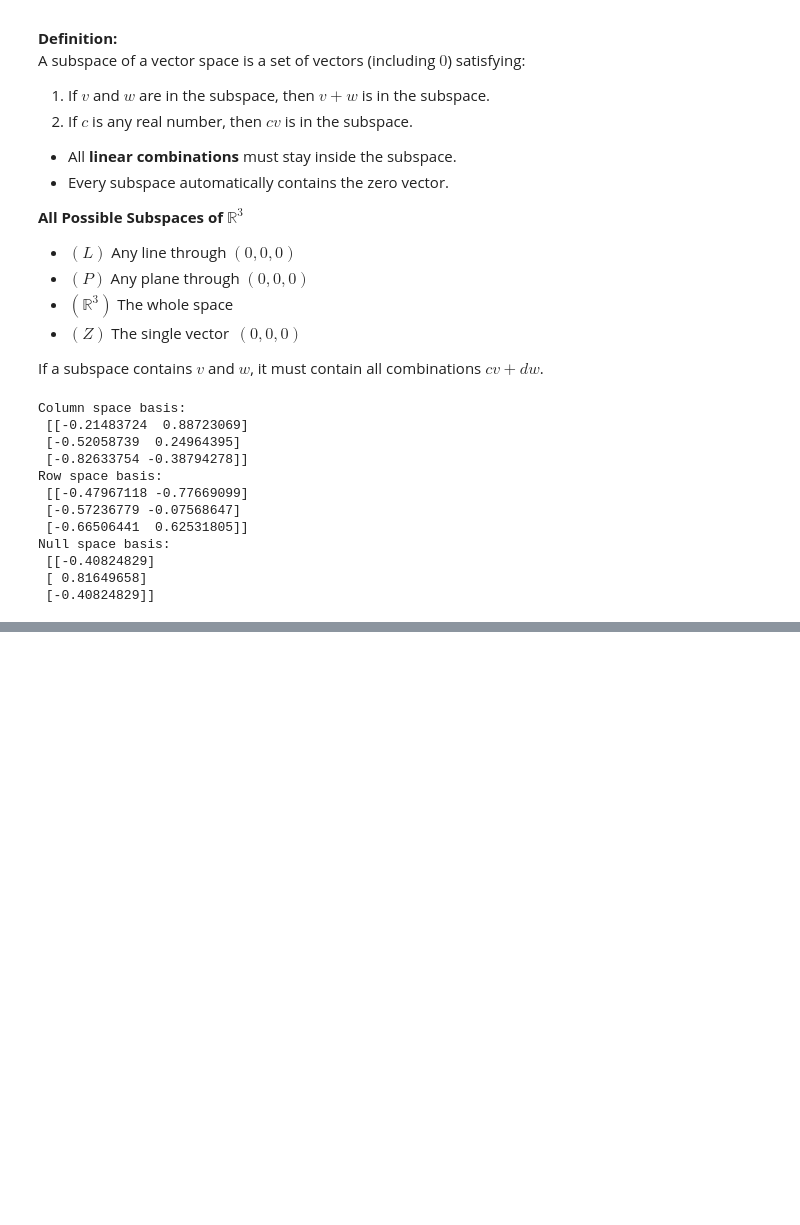
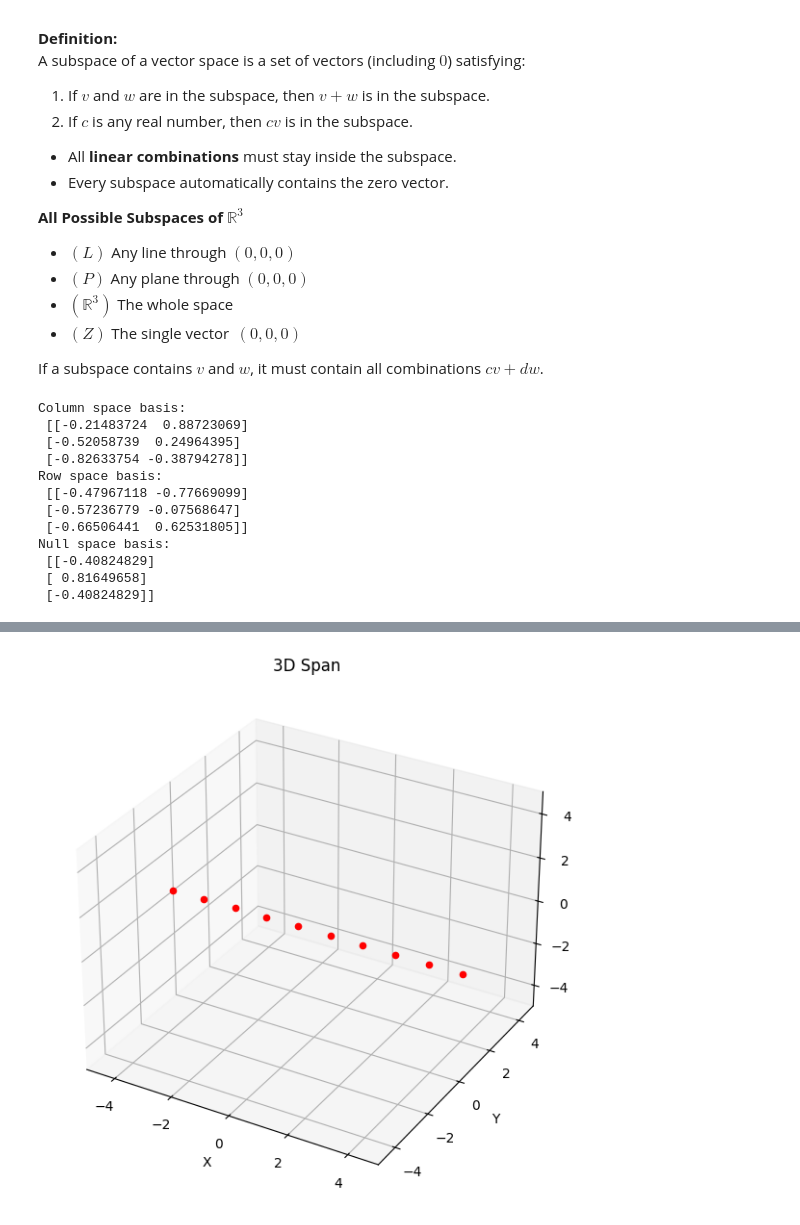
Before and after one commit to kiyoNdux/one-month-ml-sprint, a Jupyter notebook: week_1/day_4/3.1_spaces_of_vectors.ipynb, the cells around one changed output, grey strips where cells are left out. Saved outputs shown, nothing was run; the diff lists cells and outputs as text; code cells hidden in the pictures; blank space fills up the shorter version.

```diff
--- a/week_1/day_4/3.1_spaces_of_vectors.ipynb
+++ b/week_1/day_4/3.1_spaces_of_vectors.ipynb
@@ -201,0 +299,7 @@ It contains every vector you can form from combinations of the vectors in $S$.
+# %%
+vectors = [
+    [1, 0, 0],
+]
+visualize_span(vectors)
+# %% [output]
+[figure, added]
```
Also changed, not shown: parts of 7 cells of this notebook.
